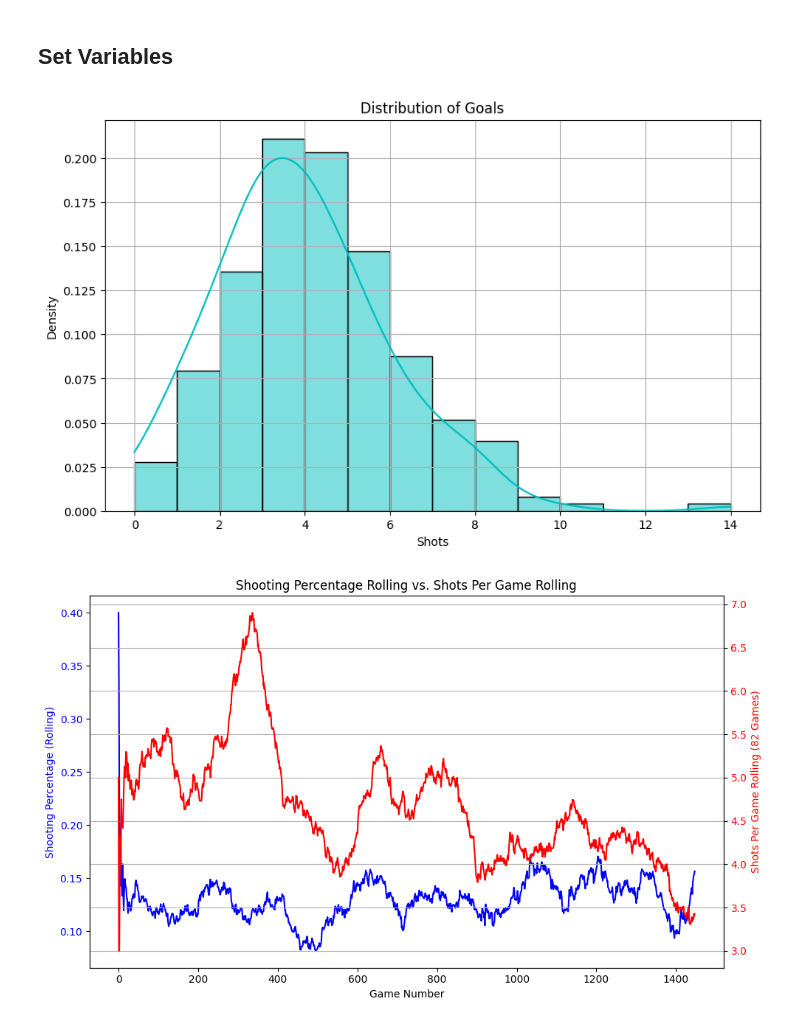
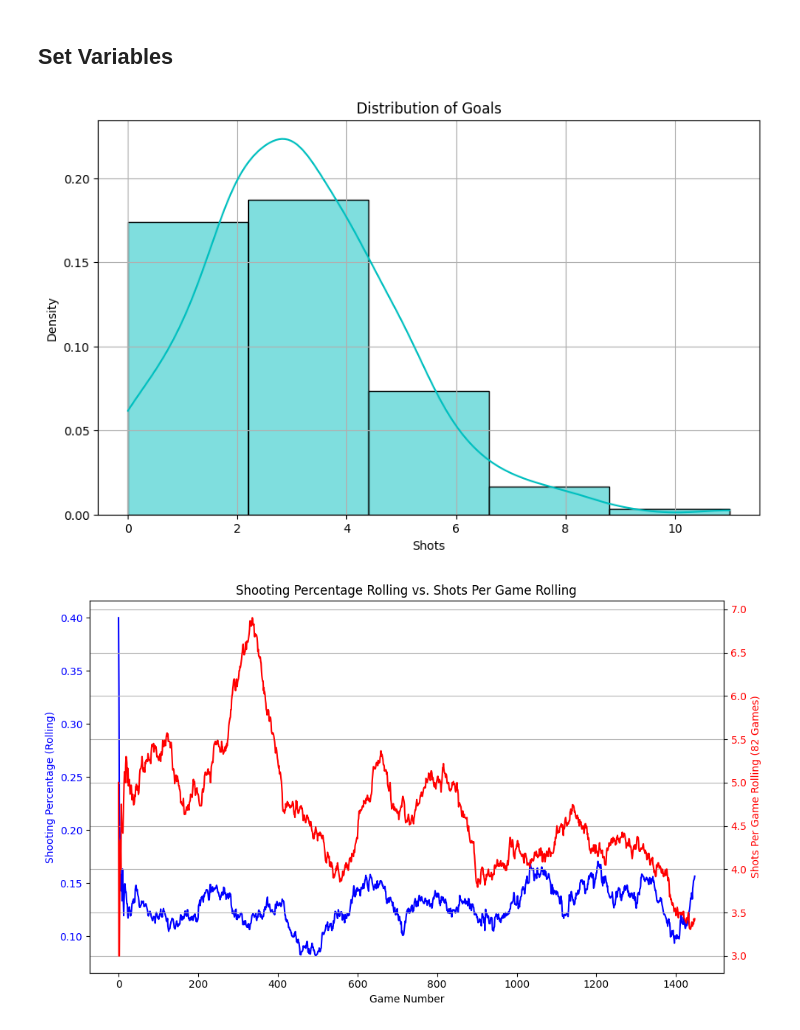
Before and after one commit to twinfield10/NHL_Milestone_Tracker, a Jupyter notebook: Project894.ipynb, the cells around one changed output. Saved outputs shown, nothing was run; the diff lists cells and outputs as text; code cells hidden in the pictures.

```diff
--- a/Project894.ipynb
+++ b/Project894.ipynb
@@ -65,23 +65,23 @@ all_logs['shootingPct_rolling_10'] = all_logs['goals'].rolling(window=10, min_pe
 # %%
 import matplotlib.pyplot as plt
 import seaborn as sns
 
 # Assuming 'all_logs' is your DataFrame
 plt.figure(figsize=(10, 6))
 
 # Using seaborn to create a histogram for 'goals'
-sns.histplot(all_logs[all_logs['season'] > 20202021]['shots'], kde=True, bins=14, color='c', stat='density')
+sns.histplot(all_logs[all_logs['season'] > 20202021]['shots'], kde=True, bins=5, color='c', stat='density')
 
 # Adding labels and title
 plt.xlabel('Shots')
 plt.ylabel('Density')
 plt.title('Distribution of Goals')
 
 # Show the plot
 plt.grid(True)
 plt.show()
 # %% [output]
-[figure, old version]
+[figure, new version]
 # %%
 import matplotlib.pyplot as plt
 
```
Also changed, not shown: parts of 1 cell of this notebook.
